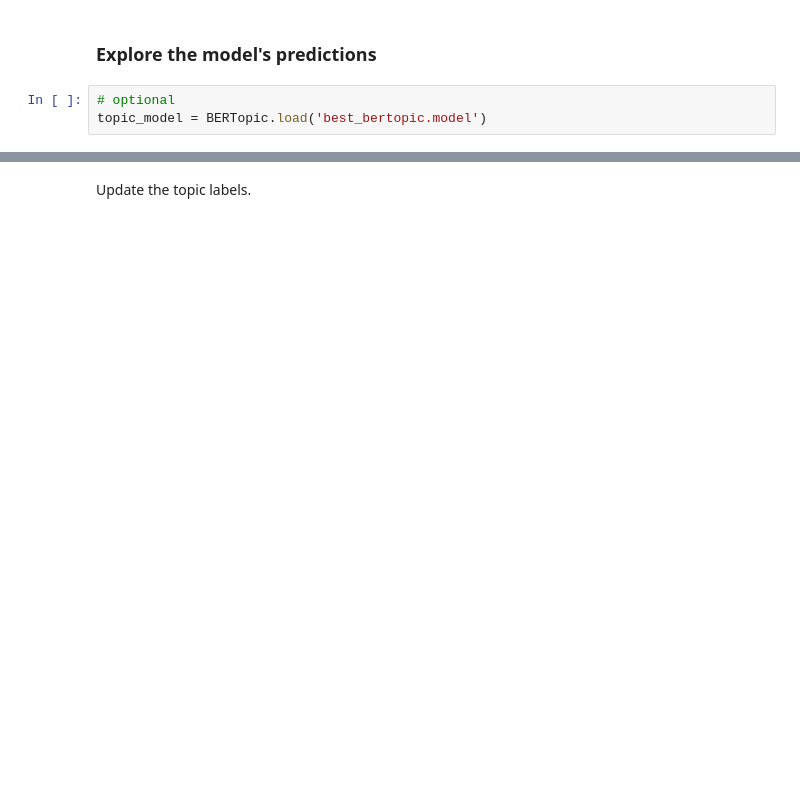
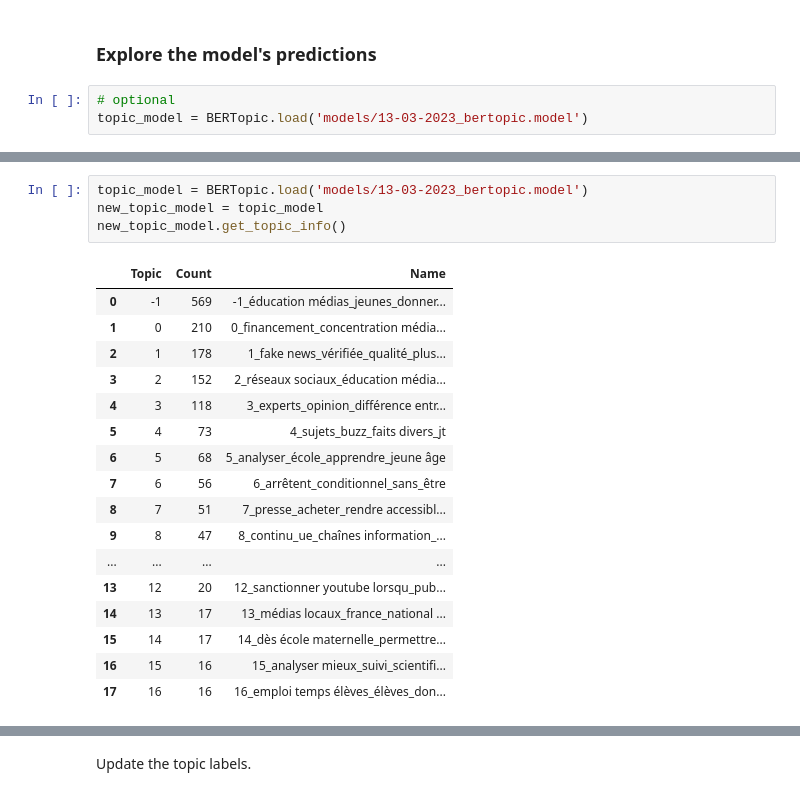
Before and after one commit to medialab/DeFacto, a Jupyter notebook: consultation/consultation_analysis_notebook.ipynb, the cells around one changed output, grey strips where cells are left out. Cells and saved outputs as stored; diff of their text form; blank space fills up the shorter version.

```diff
--- a/consultation/consultation_analysis_notebook.ipynb
+++ b/consultation/consultation_analysis_notebook.ipynb
@@ -157,7 +183,7 @@ topic_model.get_topic_info()
 ### Explore the model's predictions
 # %%
 # optional
-topic_model = BERTopic.load('best_bertopic.model')
+topic_model = BERTopic.load('models/13-03-2023_bertopic.model')
 # %%
 hierarchical_topics = topic_model.hierarchical_topics(docs)
 
@@ -208,0 +257,22 @@ topic_model.visualize_documents(docs, reduced_embeddings=reduced_embeddings).sho
+# %%
+topic_model = BERTopic.load('models/13-03-2023_bertopic.model')
+new_topic_model = topic_model
+new_topic_model.get_topic_info()
+# %% [output]
+|  | Topic | Count | Name |
+| 0 | -1 | 569 | -1_éducation médias_jeunes_donner... |
+| 1 | 0 | 210 | 0_financement_concentration média... |
+| 2 | 1 | 178 | 1_fake news_vérifiée_qualité_plus... |
+| 3 | 2 | 152 | 2_réseaux sociaux_éducation média... |
+| 4 | 3 | 118 | 3_experts_opinion_différence entr... |
+| 5 | 4 | 73 | 4_sujets_buzz_faits divers_jt |
+| 6 | 5 | 68 | 5_analyser_école_apprendre_jeune âge |
+| 7 | 6 | 56 | 6_arrêtent_conditionnel_sans_être |
+| 8 | 7 | 51 | 7_presse_acheter_rendre accessibl... |
+| 9 | 8 | 47 | 8_continu_ue_chaînes information_... |
+| ... | ... | ... | ... |
+| 13 | 12 | 20 | 12_sanctionner youtube lorsqu_pub... |
+| 14 | 13 | 17 | 13_médias locaux_france_national ... |
+| 15 | 14 | 17 | 14_dès école maternelle_permettre... |
+| 16 | 15 | 16 | 15_analyser mieux_suivi_scientifi... |
+| 17 | 16 | 16 | 16_emploi temps élèves_élèves_don... |
```
Also changed, not shown: parts of 16 cells of this notebook, 18 other files.
